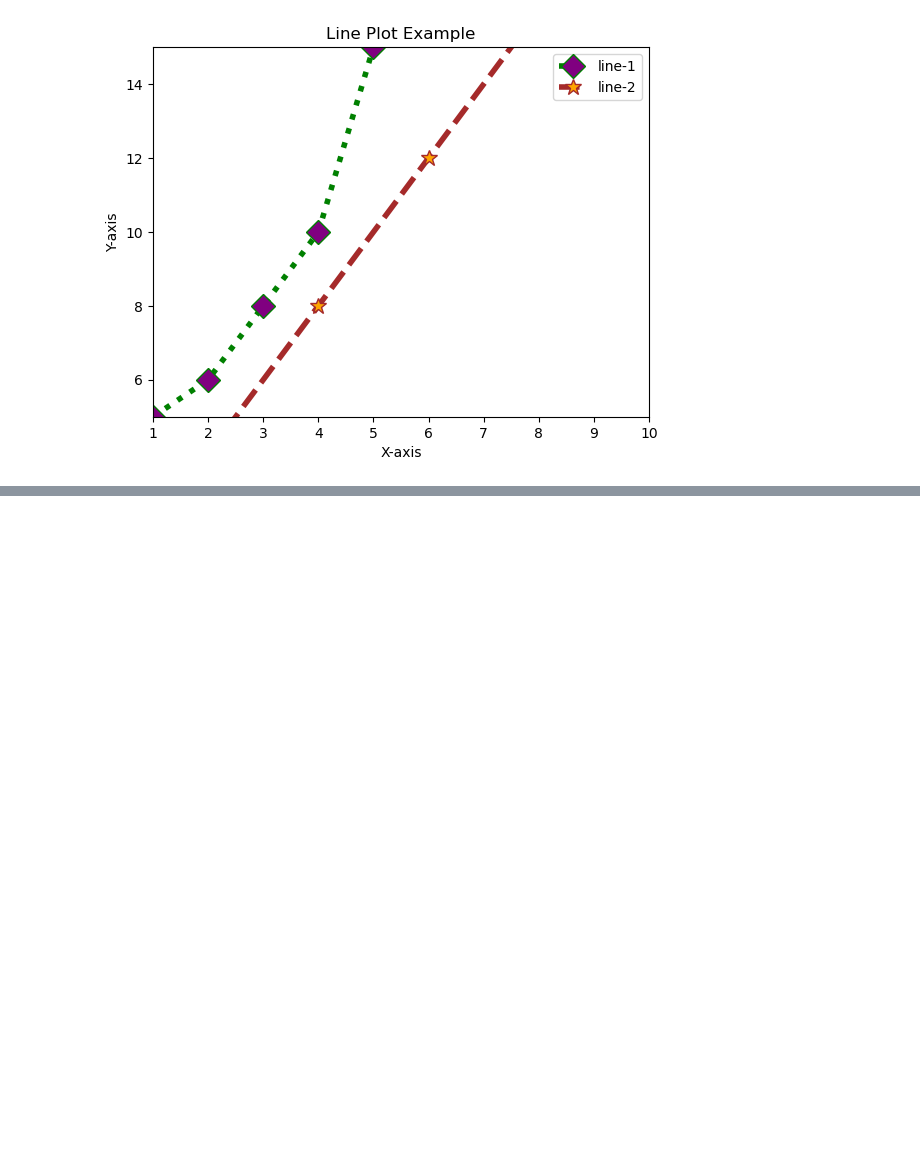
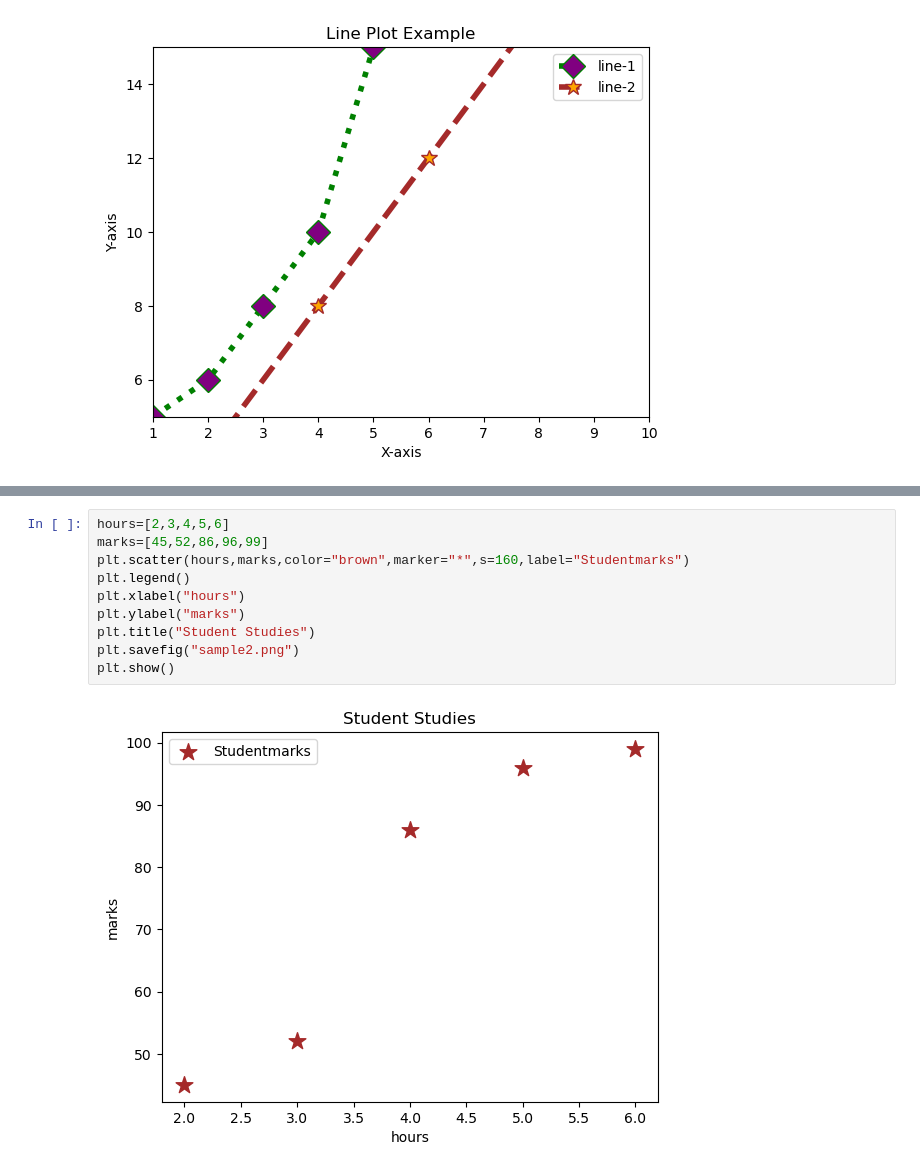
Before and after one commit to padmapriyaravi08/Data-Visualization, a Jupyter notebook: Lineplot.ipynb, the cells around one changed output, grey strips where cells are left out. Drawn from its saved outputs; the diff is of its cells as text; blank space fills up the shorter version.

```diff
--- a/Lineplot.ipynb
+++ b/Lineplot.ipynb
@@ -19,0 +33,12 @@ plt.show()
+# %%
+hours=[2,3,4,5,6]
+marks=[45,52,86,96,99]
+plt.scatter(hours,marks,color="brown",marker="*",s=160,label="Studentmarks")
+plt.legend()
+plt.xlabel("hours")
+plt.ylabel("marks")
+plt.title("Student Studies")
+plt.savefig("sample2.png")
+plt.show()
+# %% [output]
+[figure, added]
```
Also changed, not shown: parts of 4 cells of this notebook.
